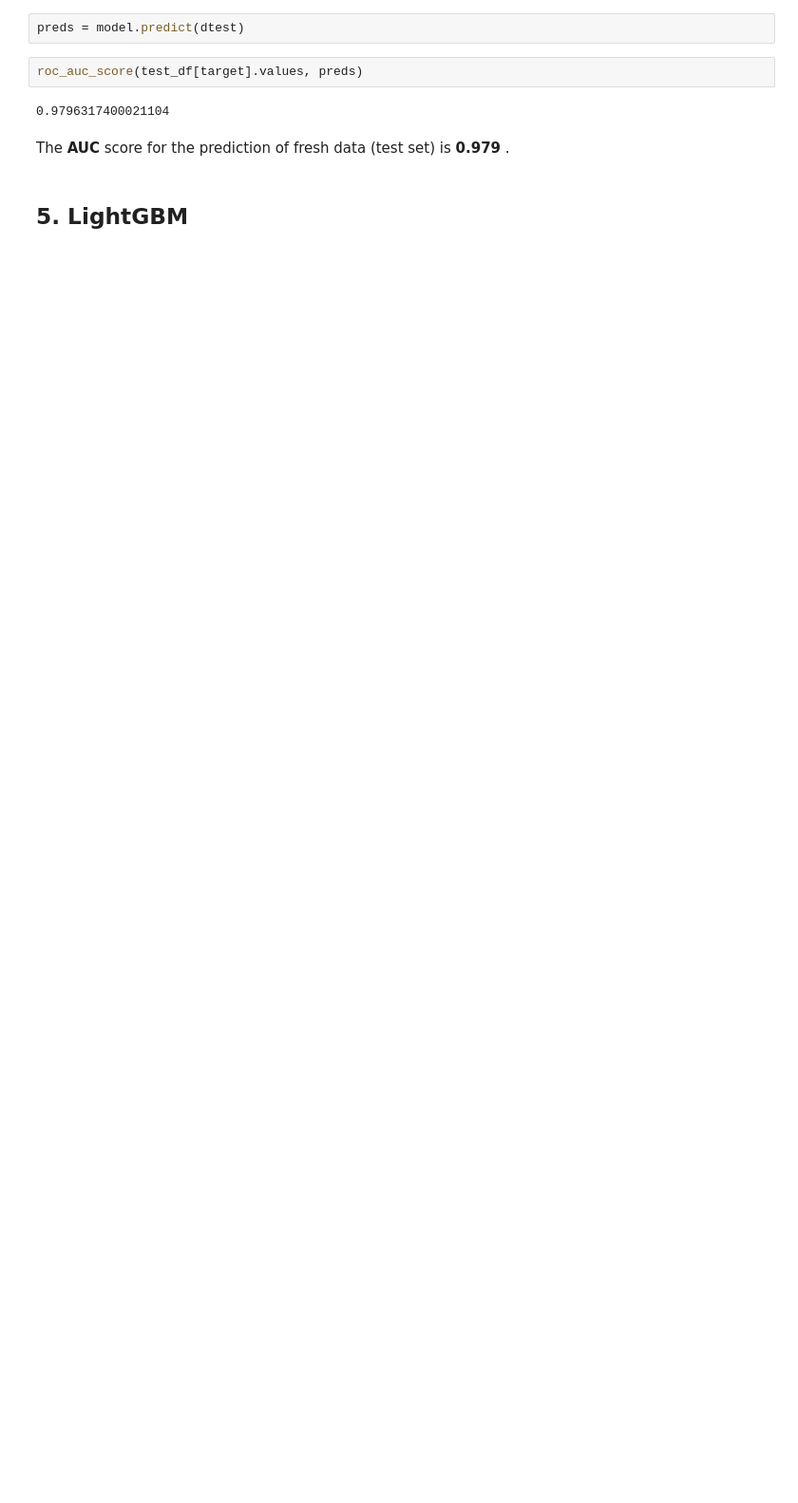
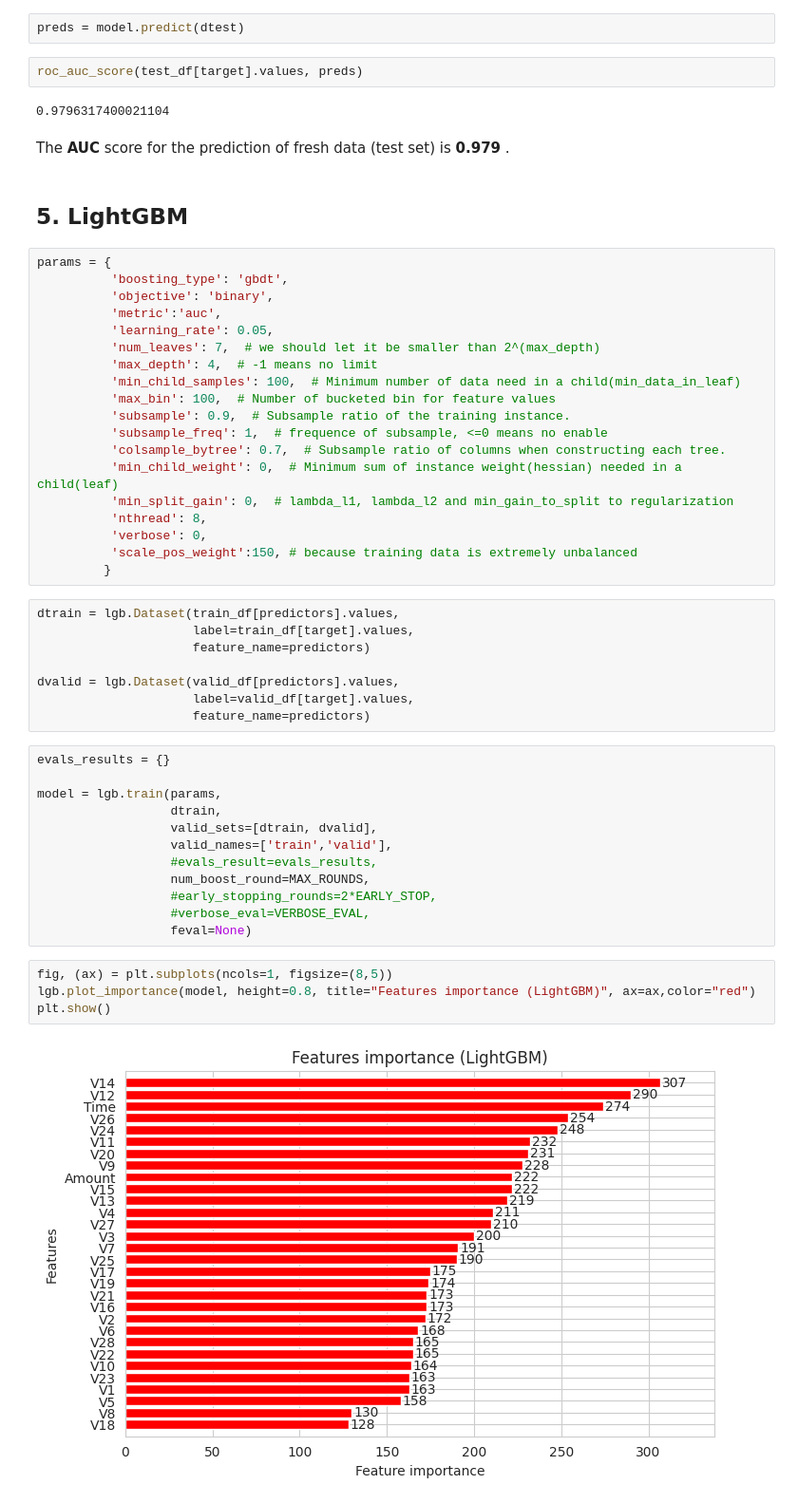
Before and after one commit to godsesaurab/CreditCardFraudDetection, a Jupyter notebook: creditcard-fraud-detection-predictive-models.ipynb, the cells around one changed output. Shown at 95% size. Drawn from its saved outputs; the diff is of its cells as text; blank space fills up the shorter version.

Commit message:
Kaggle Notebook | CreditCard Fraud Detection Predictive Models | Version 7

```diff
--- a/creditcard-fraud-detection-predictive-models.ipynb
+++ b/creditcard-fraud-detection-predictive-models.ipynb
@@ -556,3 +556,48 @@ roc_auc_score(test_df[target].values, preds)
 The **AUC** score for the prediction of fresh data (test set) is **0.979** .
 # %% [markdown]
 ## 5. LightGBM
+# %%
+params = {
+          'boosting_type': 'gbdt',
+          'objective': 'binary',
+          'metric':'auc',
+          'learning_rate': 0.05,
+          'num_leaves': 7,  # we should let it be smaller than 2^(max_depth)
+          'max_depth': 4,  # -1 means no limit
+          'min_child_samples': 100,  # Minimum number of data need in a child(min_data_in_leaf)
+          'max_bin': 100,  # Number of bucketed bin for feature values
+          'subsample': 0.9,  # Subsample ratio of the training instance.
+          'subsample_freq': 1,  # frequence of subsample, <=0 means no enable
+          'colsample_bytree': 0.7,  # Subsample ratio of columns when constructing each tree.
+          'min_child_weight': 0,  # Minimum sum of instance weight(hessian) needed in a child(leaf)
+          'min_split_gain': 0,  # lambda_l1, lambda_l2 and min_gain_to_split to regularization
+          'nthread': 8,
+          'verbose': 0,
+          'scale_pos_weight':150, # because training data is extremely unbalanced
+         }
+# %%
+dtrain = lgb.Dataset(train_df[predictors].values,
+                     label=train_df[target].values,
+                     feature_name=predictors)
+
+dvalid = lgb.Dataset(valid_df[predictors].values,
+                     label=valid_df[target].values,
+                     feature_name=predictors)
+# %%
+evals_results = {}
+
+model = lgb.train(params,
+                  dtrain,
+                  valid_sets=[dtrain, dvalid],
+                  valid_names=['train','valid'],
+                  #evals_result=evals_results,
+                  num_boost_round=MAX_ROUNDS,
+                  #early_stopping_rounds=2*EARLY_STOP,
+                  #verbose_eval=VERBOSE_EVAL,
+                  feval=None)
+# %%
+fig, (ax) = plt.subplots(ncols=1, figsize=(8,5))
+lgb.plot_importance(model, height=0.8, title="Features importance (LightGBM)", ax=ax,color="red")
+plt.show()
+# %% [output]
+[figure, added]
```
Also changed, not shown: parts of 9 cells of this notebook.
